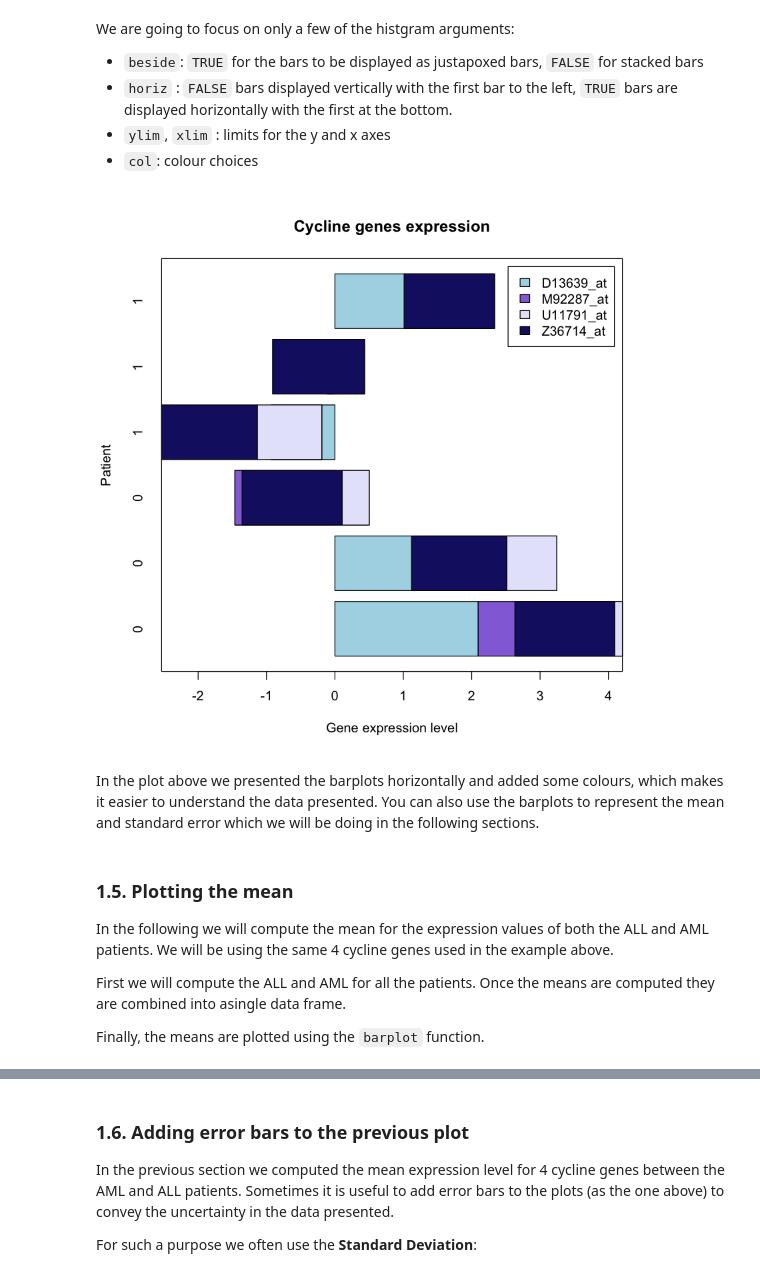
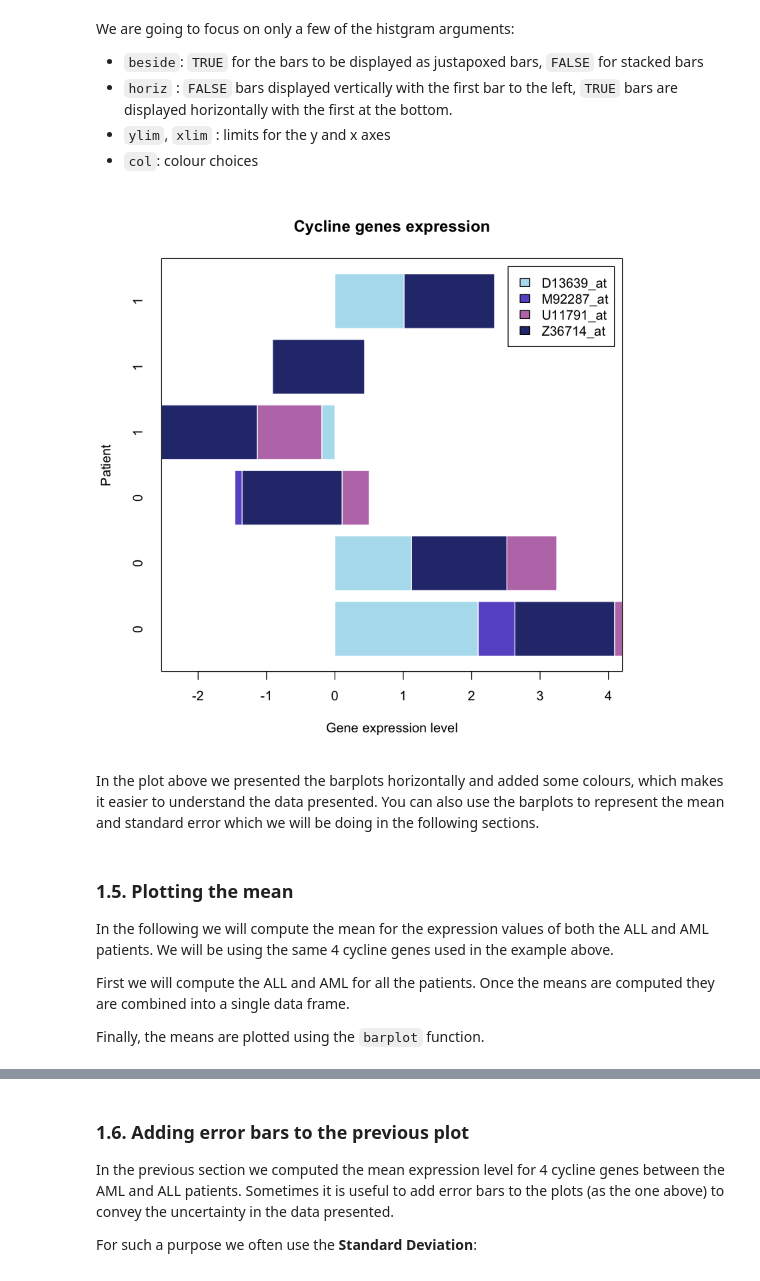
Before and after one commit to trallard/BAD_days, a Jupyter notebook: Day1/Tutorial.ipynb, the cells around one changed output, grey strips where cells are left out. Drawn from its saved outputs; the diff is of its cells as text; code cells hidden in the pictures.

```diff
--- a/Day1/Tutorial.ipynb
+++ b/Day1/Tutorial.ipynb
@@ -229,7 +230,7 @@ The plot is not very easy to read, so we will add some colurs and a legend so we
 # %%
 # custom colours
-colours = c('lightblue',  'mediumpurple', 'lavender', 'midnightblue')
+colours = c('lightblue2',   'slateblue', '#BD7BB8', '#2B377A')
 
-barplot(mygenelist, col = colours, legend = TRUE)
+barplot(mygenelist, col = colours, legend = TRUE, border = 'white')
 box()
 # %% [output]
@@ -249,10 +250,11 @@ We are going to focus on only a few of the histgram arguments:
 - `col`: colour choices
 # %%
 barplot(mygenelist, horiz = TRUE, col = colours, legend = TRUE,
-       ylab = 'Patient', xlab = 'Gene expression level', main  = 'Cycline genes expression')
+       ylab = 'Patient', border = 'white',
+        xlab = 'Gene expression level', main  = 'Cycline genes expression')
 box()
 # %% [output]
-[figure, old version]
+[figure, new version]
 # %% [markdown]
 In the plot above we presented the barplots horizontally and added some colours, which makes it easier to understand the data presented.
 You can also use the barplots to represent the mean and standard error which we will be doing in the following sections.
@@ -261,7 +263,7 @@ You can also use the barplots to represent the mean and standard error which we
 
 In the following we will compute the mean for the expression values of both the ALL and AML patients. We will be using the same 4 cycline genes used in the example above.
 
-First we will compute the ALL and AML for all the patients. Once the means are computed they are combined into asingle data frame.
+First we will compute the ALL and AML for all the patients. Once the means are computed they are combined into a single data frame.
 
 Finally, the means are plotted using the `barplot` function.
 # %%
```
Also changed, not shown: parts of 26 cells of this notebook, 2 other files.
